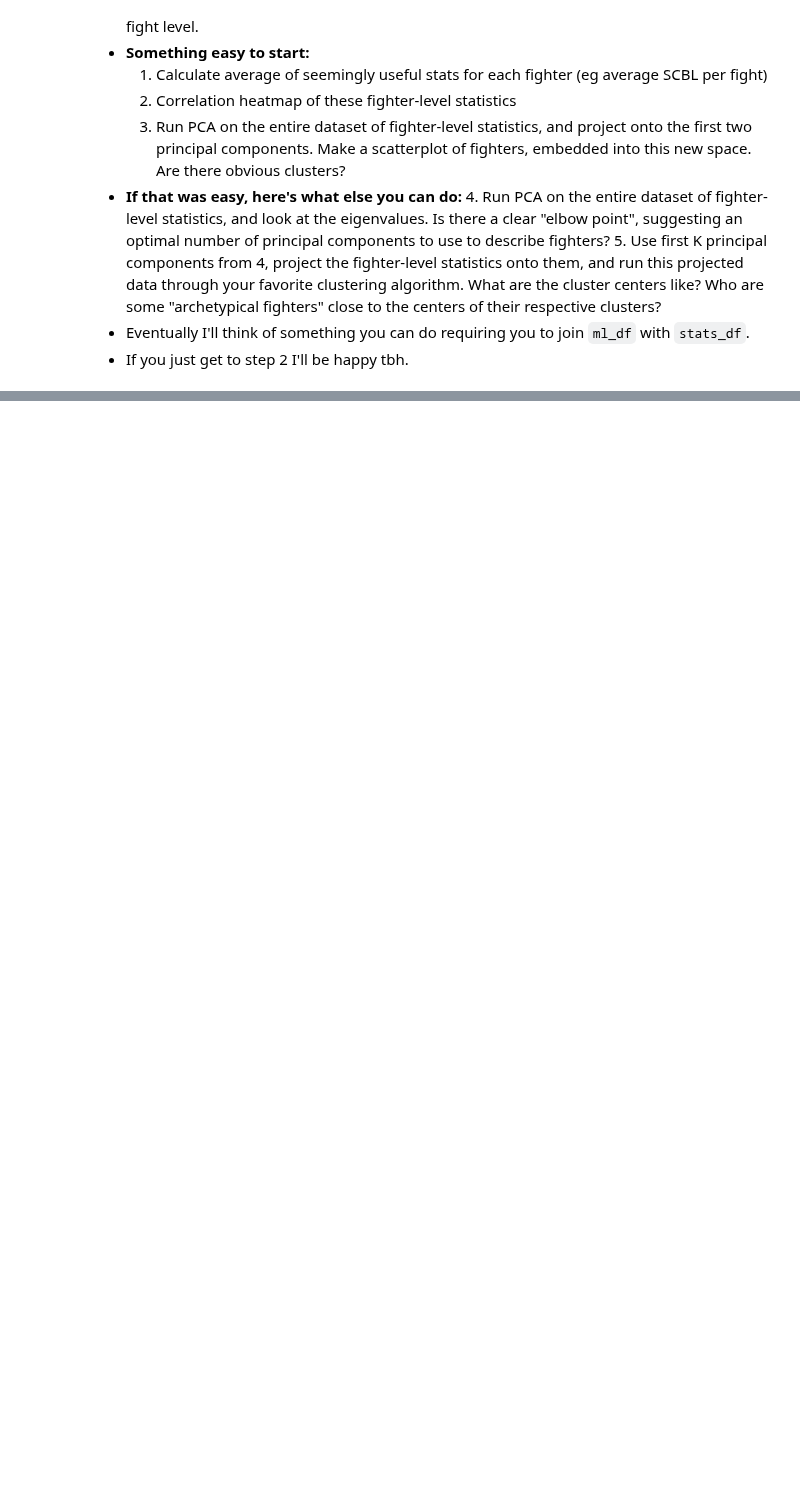
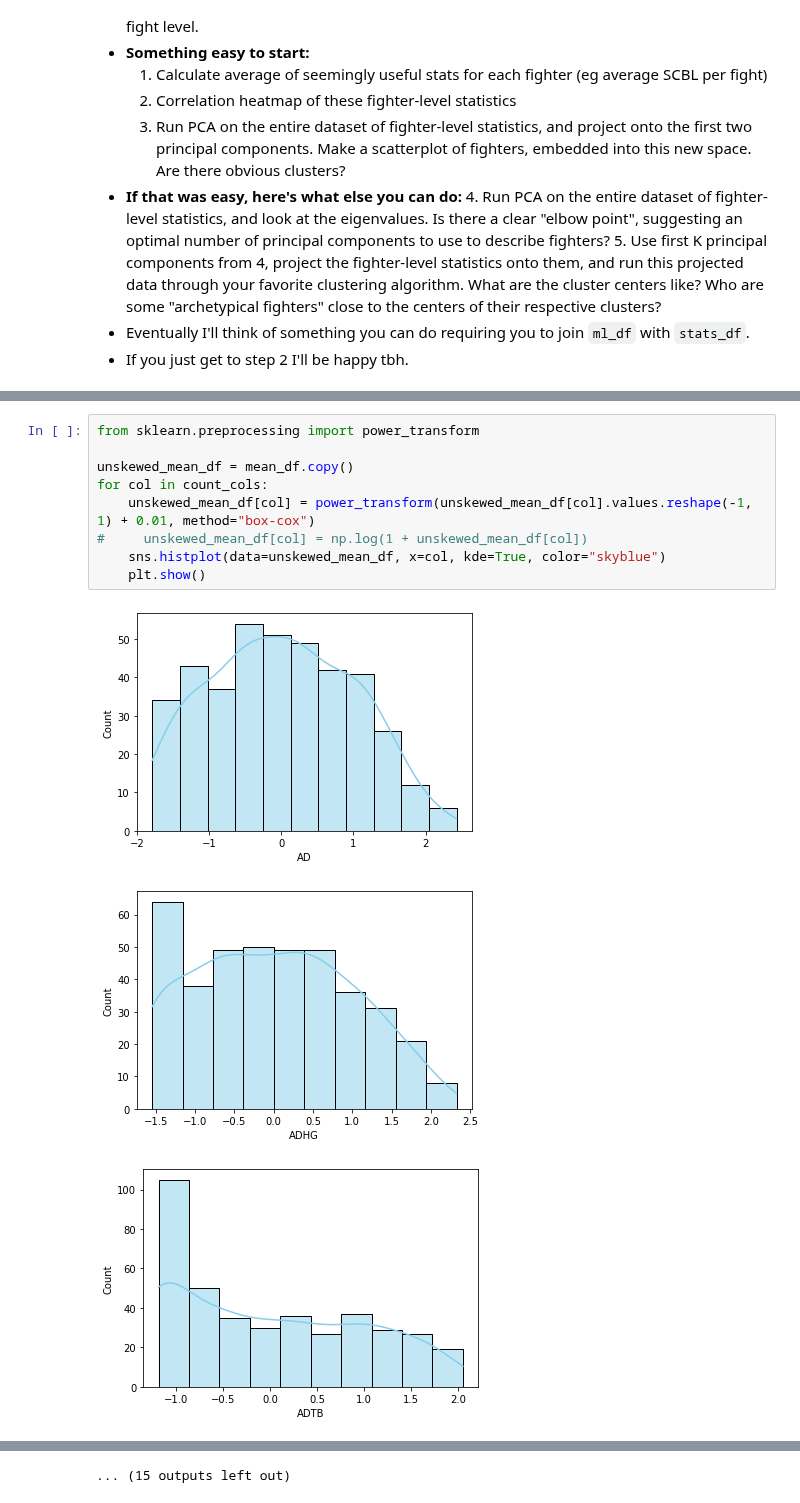
Before and after one commit to John-Curcio/sports, a Jupyter notebook: intro EDA.ipynb, the cells around one changed output, grey strips where cells are left out. Cells and saved outputs as stored; diff of their text form; blank space fills up the shorter version.

```diff
--- a/intro EDA.ipynb
+++ b/intro EDA.ipynb
@@ -136,0 +241,13 @@ log_loss(y_true=y_true, y_pred=y_pred)
+# %%
+from sklearn.preprocessing import power_transform
+
+unskewed_mean_df = mean_df.copy()
+for col in count_cols:
+    unskewed_mean_df[col] = power_transform(unskewed_mean_df[col].values.reshape(-1, 1) + 0.01, method="box-cox")
+#     unskewed_mean_df[col] = np.log(1 + unskewed_mean_df[col])
+    sns.histplot(data=unskewed_mean_df, x=col, kde=True, color="skyblue")
+    plt.show()
+# %% [output]
+[figure, added]
+[figure, added]
+[figure, added]
@@ -136,0 +263 @@ log_loss(y_true=y_true, y_pred=y_pred)
+... (15 outputs left out)
```
Also changed, not shown: parts of 15 cells of this notebook, 10 other files.
